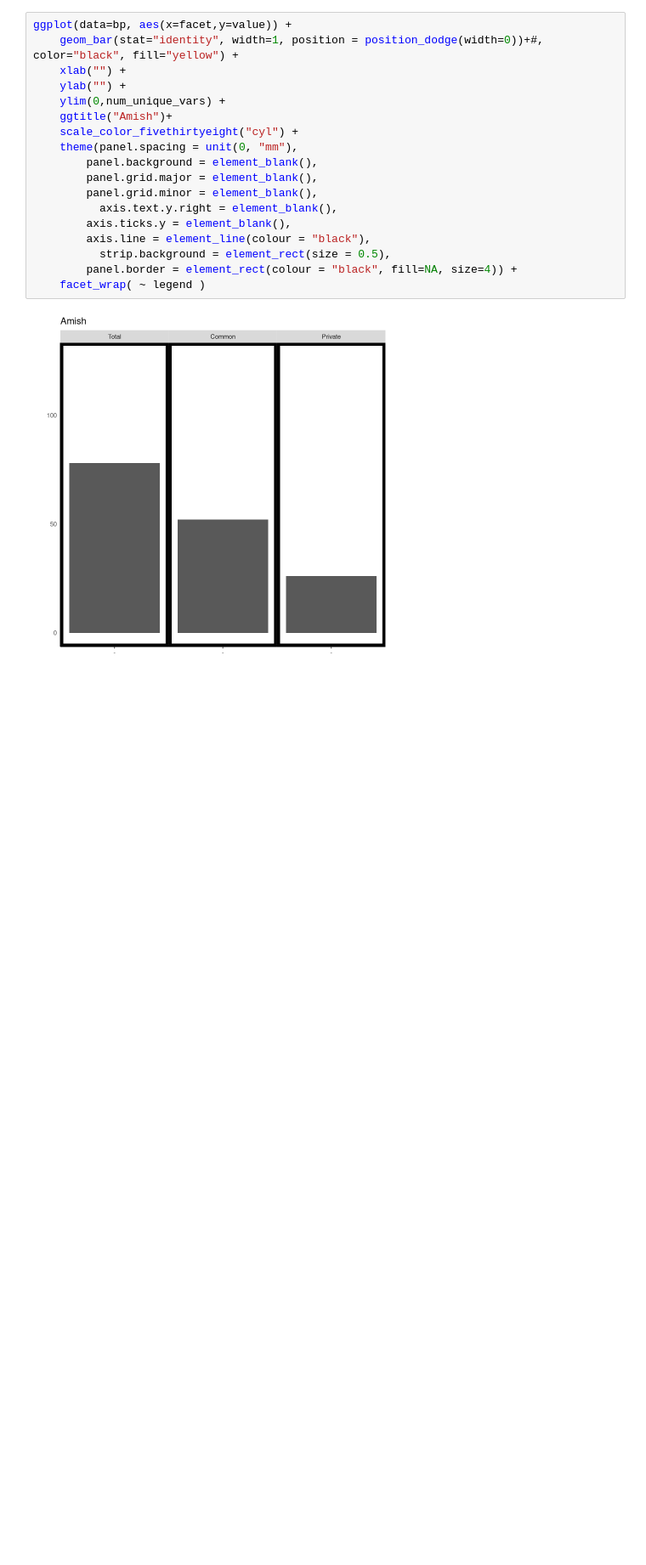
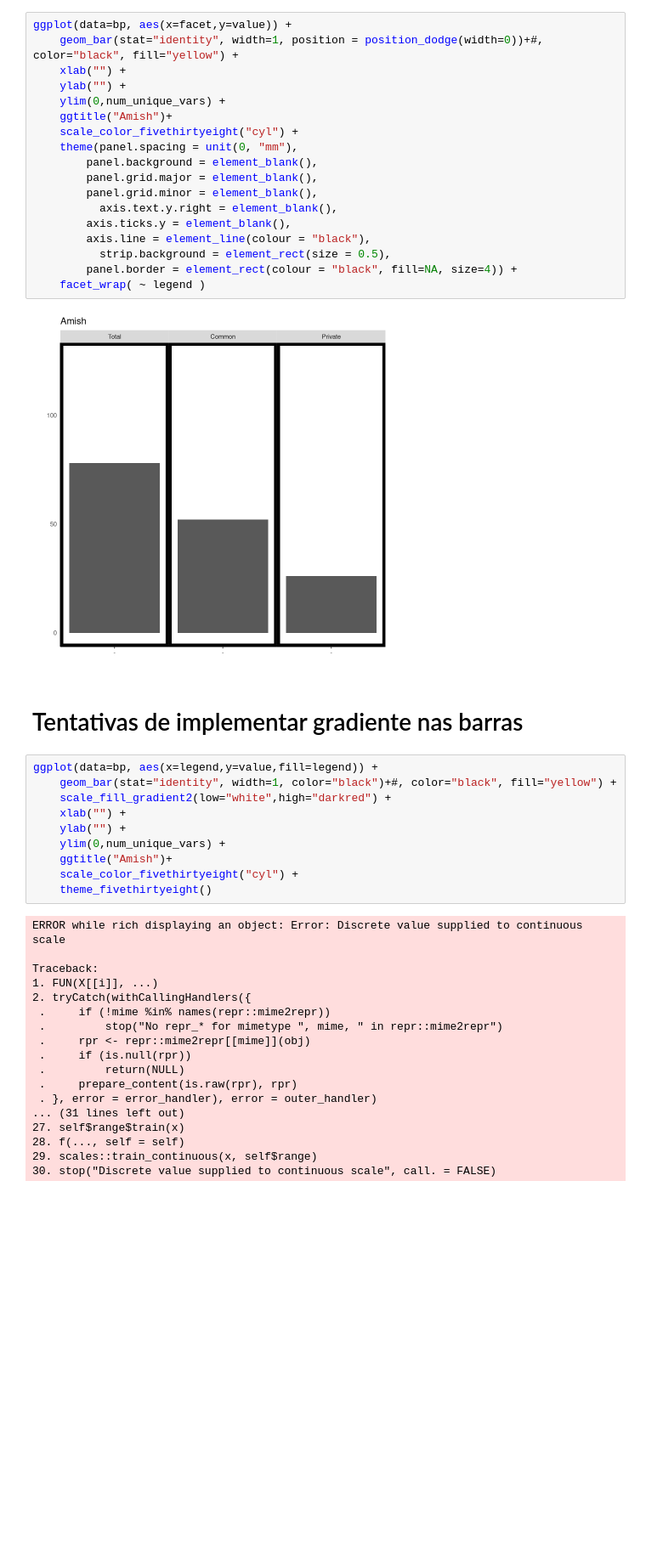
Before and after one commit to bioinfo-hcpa/pynoma, a Jupyter notebook: notebooks/barcharts.ipynb, the cells around one changed output. Shown at 85% size. Drawn from its saved outputs; the diff is of its cells as text; blank space fills up the shorter version.

```diff
--- a/notebooks/barcharts.ipynb
+++ b/notebooks/barcharts.ipynb
@@ -154,3 +175,34 @@ ggplot(data=bp, aes(x=facet,y=value)) +
     facet_wrap( ~ legend )
 # %% [output]
 [figure]
+# %% [markdown]
+# Tentativas de implementar gradiente nas barras
+# %%
+ggplot(data=bp, aes(x=legend,y=value,fill=legend)) +
+    geom_bar(stat="identity", width=1, color="black")+#, color="black", fill="yellow") +
+    scale_fill_gradient2(low="white",high="darkred") +
+    xlab("") +
+    ylab("") +
+    ylim(0,num_unique_vars) +
+    ggtitle("Amish")+
+    scale_color_fivethirtyeight("cyl") +
+    theme_fivethirtyeight()
+# %% [output]
+ERROR while rich displaying an object: Error: Discrete value supplied to continuous scale
+
+Traceback:
+1. FUN(X[[i]], ...)
+2. tryCatch(withCallingHandlers({
+ .     if (!mime %in% names(repr::mime2repr))
+ .         stop("No repr_* for mimetype ", mime, " in repr::mime2repr")
+ .     rpr <- repr::mime2repr[[mime]](obj)
+ .     if (is.null(rpr))
+ .         return(NULL)
+ .     prepare_content(is.raw(rpr), rpr)
+ . }, error = error_handler), error = outer_handler)
+... (31 lines left out)
+27. self$range$train(x)
+28. f(..., self = self)
+29. scales::train_continuous(x, self$range)
+30. stop("Discrete value supplied to continuous scale", call. = FALSE)
+[figure, added]
```
Also changed, not shown: parts of 20 cells of this notebook.
